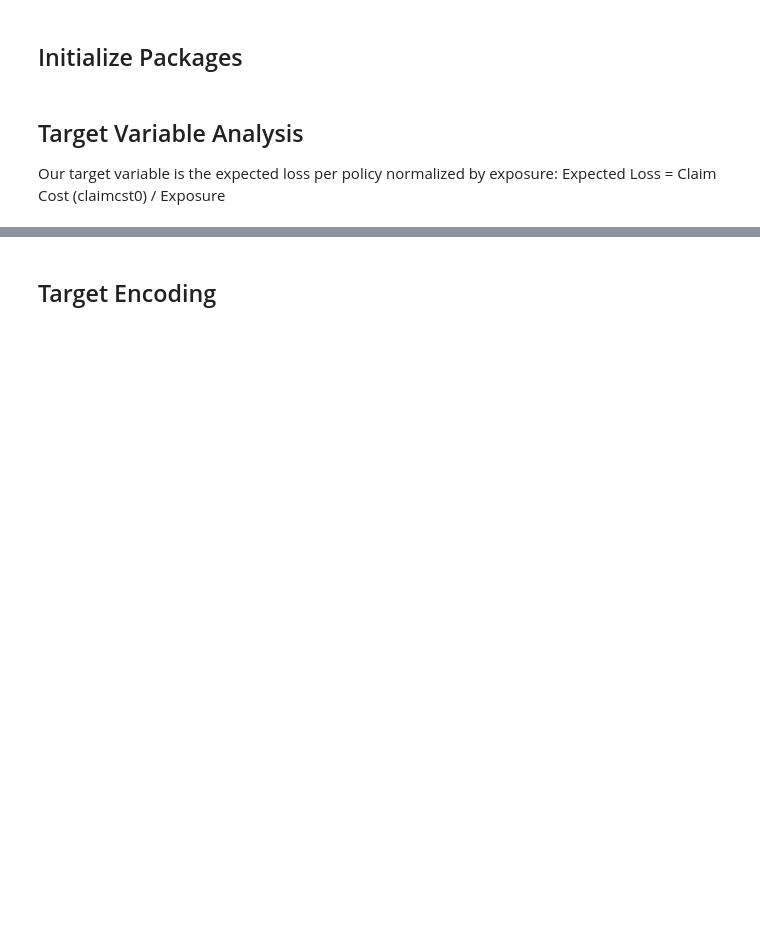
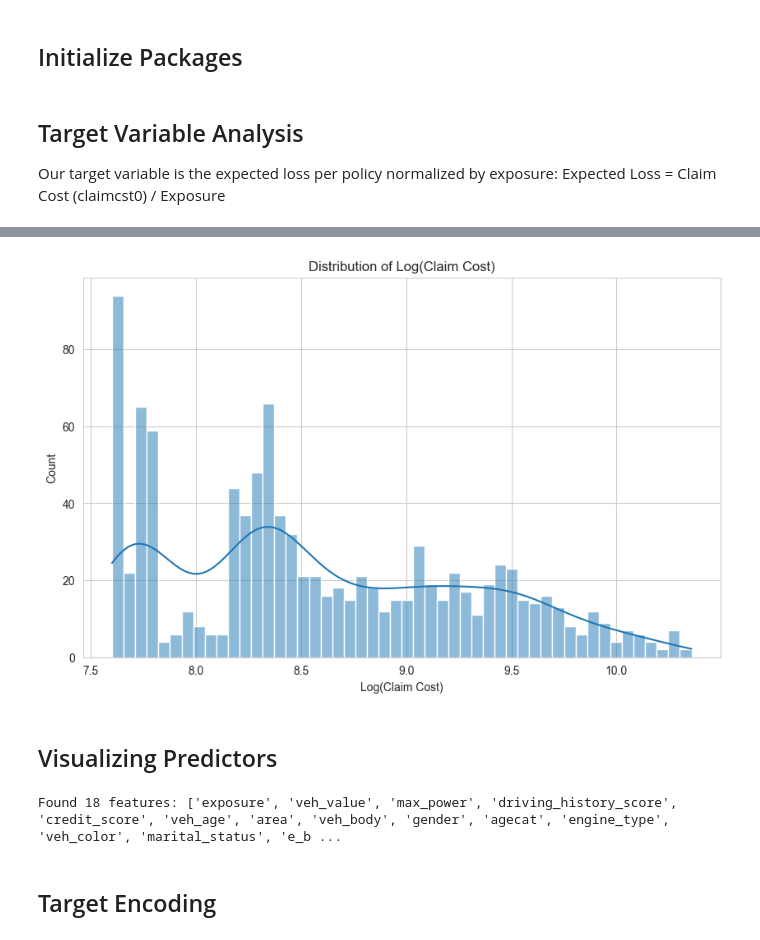
Before and after one commit to adervesh03/Hawkeye-Datathon-2025, a Jupyter notebook: backend/data_exploration.ipynb, the cells around one changed output, grey strips where cells are left out. Saved outputs shown, nothing was run; the diff lists cells and outputs as text; code cells hidden in the pictures; blank space fills up the shorter version.

```diff
--- a/backend/data_exploration.ipynb
+++ b/backend/data_exploration.ipynb
@@ -21,3 +64,55 @@ model_data['expected_loss'] = model_data['claimcst0'] / model_data['exposure']
+# %%
+# Log-transform for a clearer view
+plt.figure(figsize=(10, 6))
+sns.histplot(np.log(severity_df['claimcst0']), bins=50, kde=True)
+plt.title('Distribution of Log(Claim Cost)')
+plt.xlabel('Log(Claim Cost)')
+plt.show()
+# %% [output]
+[figure, added]
+# %% [markdown]
+## Visualizing Predictors
+# %%
+# Identifying feature by type (numerical vs categorical)
+num_features = [
+    'exposure',
+    'veh_value',
+    'max_power',
+    'driving_history_score',
+    'credit_score'
+]
+
+cat_features = [
+    'veh_age',
+    'area',
+    'veh_body',
+    'gender',
+    'agecat',
+    'engine_type',
+    'veh_color',
+    'marital_status',
+    'e_bill',
+    'time_of_week_driven',
+    'time_driven',
+    'trm_len',
+    'low_education_ind'
+]
+
+possible_target_features = [
+    'clm',
+    'numclaims',
+    'claimcst0',
+    'expected_loss'
+]
+
+# Make sure columns exist (aka no typos)
+features = [col for col in num_features + cat_features if col in model_data.columns]
+num_features = [col for col in num_features if col in model_data.columns]
+cat_features = [col for col in cat_features if col in model_data.columns]
+
+print(f"Found {len(features)} features: {features}")
+# %% [output]
+Found 18 features: ['exposure', 'veh_value', 'max_power', 'driving_history_score', 'credit_score', 'veh_age', 'area', 'veh_body', 'gender', 'agecat', 'engine_type', 'veh_color', 'marital_status', 'e_b ...
 # %% [markdown]
 ## Target Encoding
 # %% [markdown]
```
Also changed, not shown: parts of 6 cells of this notebook.
